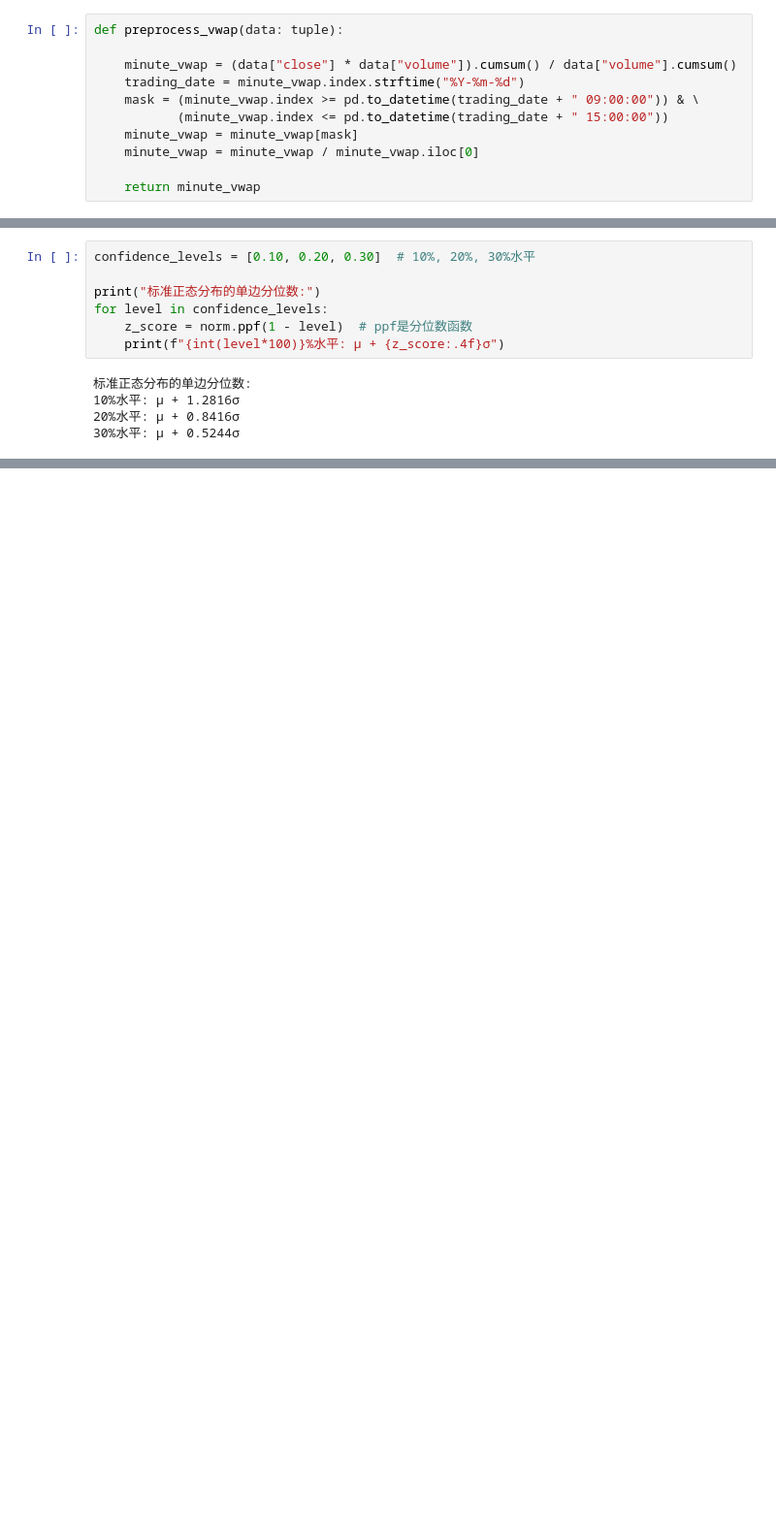
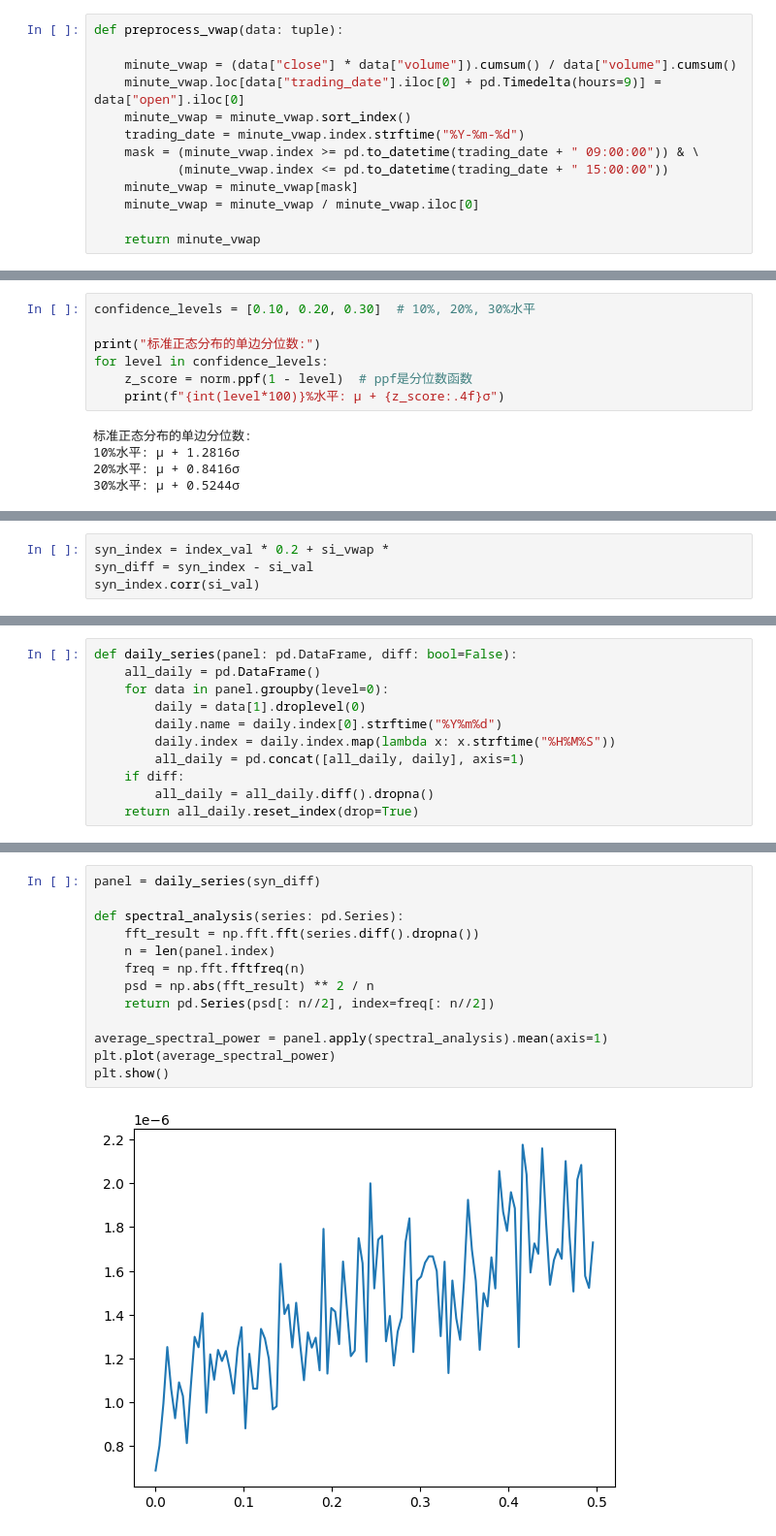
Before and after one commit to SIGCHLD-handler/Industrial_Silicon, a Jupyter notebook: si_history.ipynb, the cells around one changed output, grey strips where cells are left out. Shown at 97% size. Cells and saved outputs as stored; diff of their text form; blank space fills up the shorter version.

```diff
--- a/si_history.ipynb
+++ b/si_history.ipynb
@@ -63,6 +63,8 @@ def preprocess(data: tuple):
 def preprocess_vwap(data: tuple):
 
     minute_vwap = (data["close"] * data["volume"]).cumsum() / data["volume"].cumsum()
+    minute_vwap.loc[data["trading_date"].iloc[0] + pd.Timedelta(hours=9)] = data["open"].iloc[0]
+    minute_vwap = minute_vwap.sort_index()
     trading_date = minute_vwap.index.strftime("%Y-%m-%d")
     mask = (minute_vwap.index >= pd.to_datetime(trading_date + " 09:00:00")) & \
            (minute_vwap.index <= pd.to_datetime(trading_date + " 15:00:00"))
@@ -266,0 +255,4 @@ adfuller((si_val - si_vwap).dropna(), autolag="AIC")
+# %%
+syn_index = index_val * 0.2 + si_vwap *
+syn_diff = syn_index - si_val
+syn_index.corr(si_val)
@@ -266,0 +261,11 @@ adfuller((si_val - si_vwap).dropna(), autolag="AIC")
+# %%
+def daily_series(panel: pd.DataFrame, diff: bool=False):
+    all_daily = pd.DataFrame()
+    for data in panel.groupby(level=0):
+        daily = data[1].droplevel(0)
+        daily.name = daily.index[0].strftime("%Y%m%d")
+        daily.index = daily.index.map(lambda x: x.strftime("%H%M%S"))
+        all_daily = pd.concat([all_daily, daily], axis=1)
+    if diff:
+        all_daily = all_daily.diff().dropna()
+    return all_daily.reset_index(drop=True)
@@ -266,0 +279,15 @@ adfuller((si_val - si_vwap).dropna(), autolag="AIC")
+# %%
+panel = daily_series(syn_diff)
+
+def spectral_analysis(series: pd.Series):
+    fft_result = np.fft.fft(series.diff().dropna())
+    n = len(panel.index)
+    freq = np.fft.fftfreq(n)
+    psd = np.abs(fft_result) ** 2 / n
+    return pd.Series(psd[: n//2], index=freq[: n//2])
+
+average_spectral_power = panel.apply(spectral_analysis).mean(axis=1)
+plt.plot(average_spectral_power)
+plt.show()
+# %% [output]
+[figure, added]
```
Also changed, not shown: parts of 18 cells of this notebook, 14 other files.
